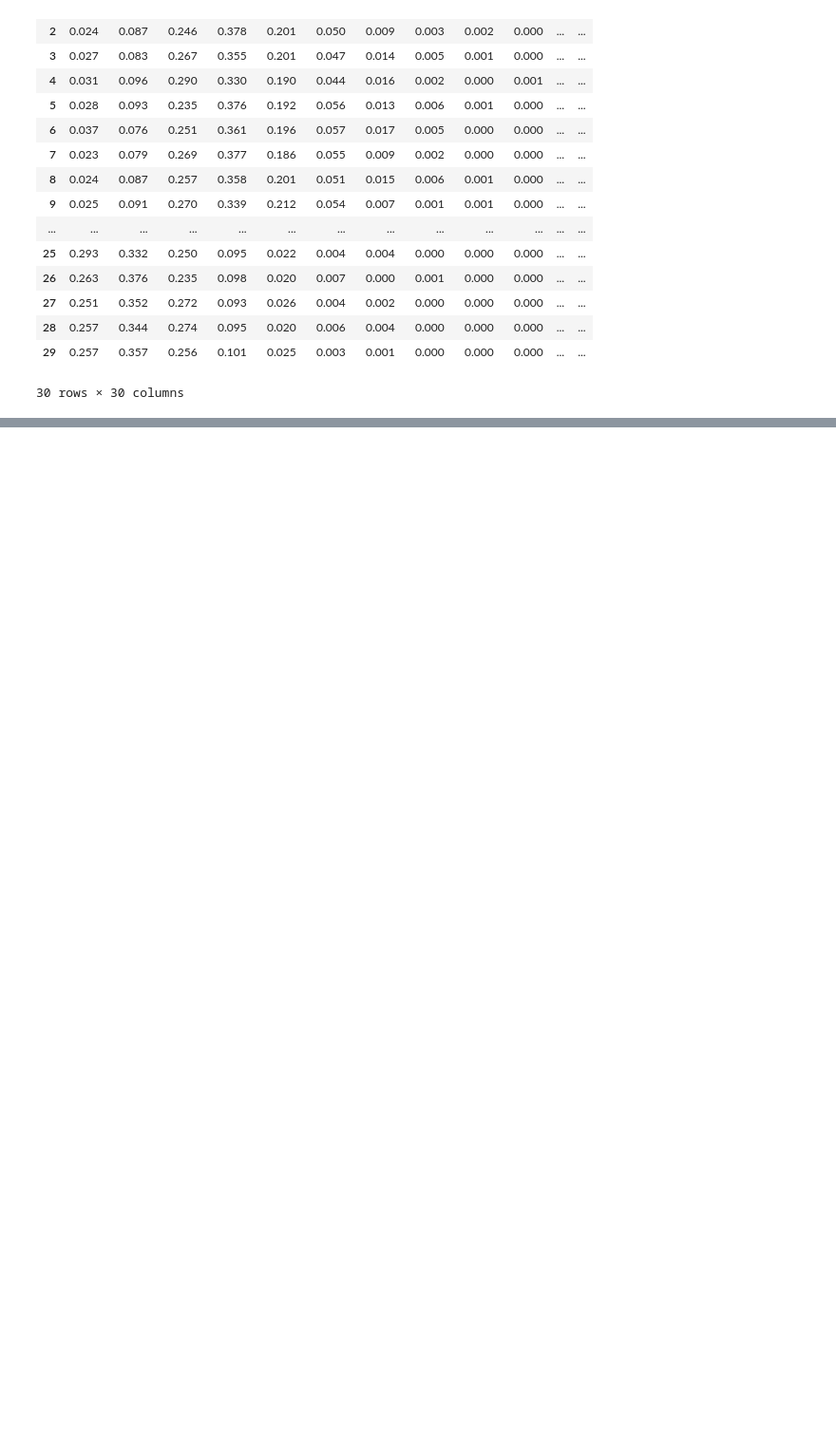
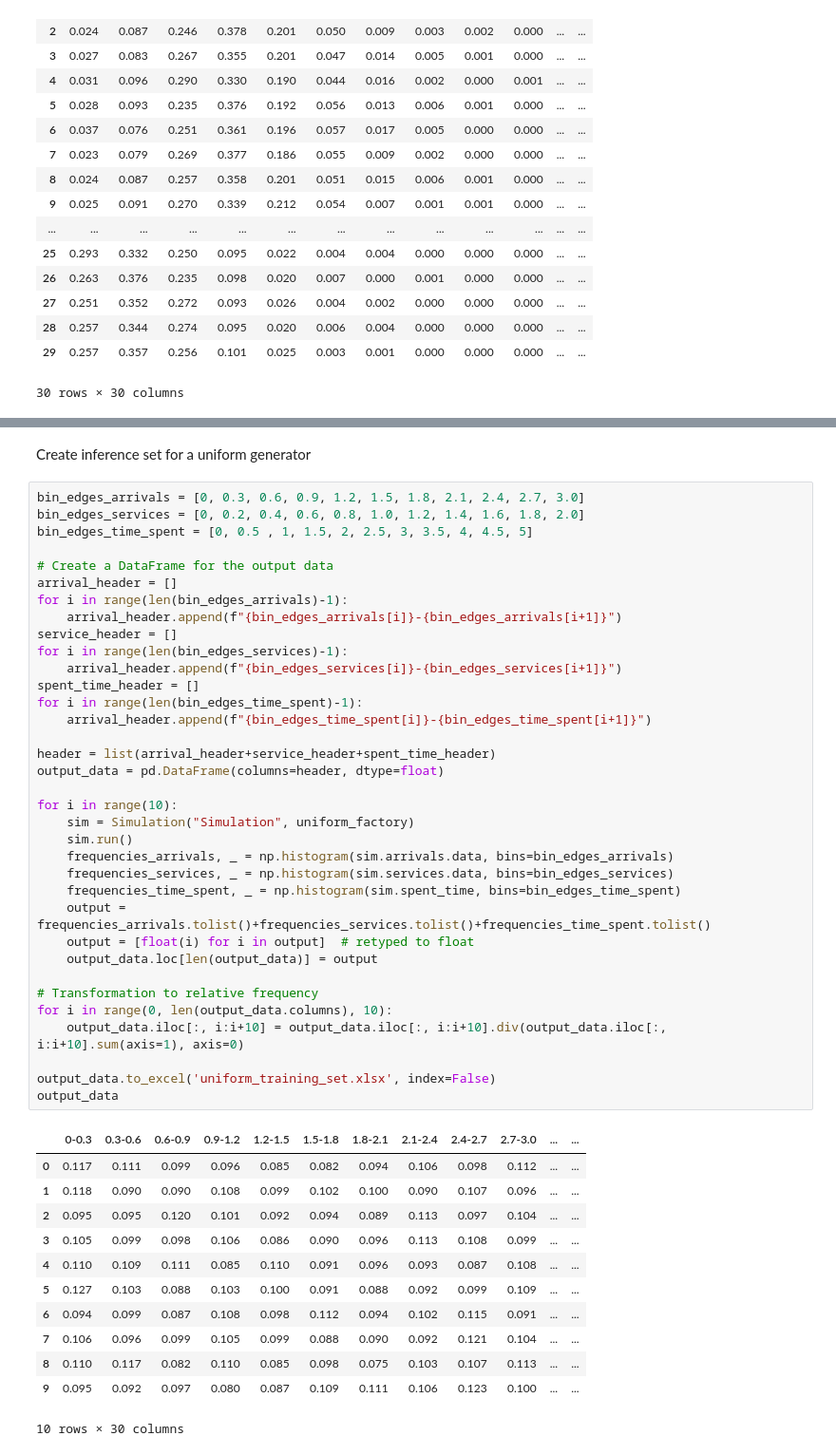
Before and after one commit to ivondrak/AI4Logistics, a Jupyter notebook: simulation.ipynb, the cells around one changed output, grey strips where cells are left out. Shown at 95% size. Saved outputs shown, nothing was run; the diff lists cells and outputs as text; blank space fills up the shorter version.

```diff
--- a/simulation.ipynb
+++ b/simulation.ipynb
@@ -179,0 +214,50 @@ output_data
+# %% [markdown]
+Create inference set for a uniform generator
+# %%
+bin_edges_arrivals = [0, 0.3, 0.6, 0.9, 1.2, 1.5, 1.8, 2.1, 2.4, 2.7, 3.0]
+bin_edges_services = [0, 0.2, 0.4, 0.6, 0.8, 1.0, 1.2, 1.4, 1.6, 1.8, 2.0]
+bin_edges_time_spent = [0, 0.5 , 1, 1.5, 2, 2.5, 3, 3.5, 4, 4.5, 5]
+
+# Create a DataFrame for the output data
+arrival_header = []
+for i in range(len(bin_edges_arrivals)-1):
+    arrival_header.append(f"{bin_edges_arrivals[i]}-{bin_edges_arrivals[i+1]}")
+service_header = []
+for i in range(len(bin_edges_services)-1):
+    arrival_header.append(f"{bin_edges_services[i]}-{bin_edges_services[i+1]}")
+spent_time_header = []
+for i in range(len(bin_edges_time_spent)-1):
+    arrival_header.append(f"{bin_edges_time_spent[i]}-{bin_edges_time_spent[i+1]}")
+
+header = list(arrival_header+service_header+spent_time_header)
+output_data = pd.DataFrame(columns=header, dtype=float)
+
+for i in range(10):
+    sim = Simulation("Simulation", uniform_factory)
+    sim.run()
+    frequencies_arrivals, _ = np.histogram(sim.arrivals.data, bins=bin_edges_arrivals)
+    frequencies_services, _ = np.histogram(sim.services.data, bins=bin_edges_services)
+    frequencies_time_spent, _ = np.histogram(sim.spent_time, bins=bin_edges_time_spent)
+    output = frequencies_arrivals.tolist()+frequencies_services.tolist()+frequencies_time_spent.tolist()
+    output = [float(i) for i in output]  # retyped to float
+    output_data.loc[len(output_data)] = output
+
+# Transformation to relative frequency
+for i in range(0, len(output_data.columns), 10):
+    output_data.iloc[:, i:i+10] = output_data.iloc[:, i:i+10].div(output_data.iloc[:, i:i+10].sum(axis=1), axis=0)
+
+output_data.to_excel('uniform_training_set.xlsx', index=False)
+output_data
+# %% [output]
+|  | 0-0.3 | 0.3-0.6 | 0.6-0.9 | 0.9-1.2 | 1.2-1.5 | 1.5-1.8 | 1.8-2.1 | 2.1-2.4 | 2.4-2.7 | 2.7-3.0 | ... | ... |
+| 0 | 0.117 | 0.111 | 0.099 | 0.096 | 0.085 | 0.082 | 0.094 | 0.106 | 0.098 | 0.112 | ... | ... |
+| 1 | 0.118 | 0.090 | 0.090 | 0.108 | 0.099 | 0.102 | 0.100 | 0.090 | 0.107 | 0.096 | ... | ... |
+| 2 | 0.095 | 0.095 | 0.120 | 0.101 | 0.092 | 0.094 | 0.089 | 0.113 | 0.097 | 0.104 | ... | ... |
+| 3 | 0.105 | 0.099 | 0.098 | 0.106 | 0.086 | 0.090 | 0.096 | 0.113 | 0.108 | 0.099 | ... | ... |
+| 4 | 0.110 | 0.109 | 0.111 | 0.085 | 0.110 | 0.091 | 0.096 | 0.093 | 0.087 | 0.108 | ... | ... |
+| 5 | 0.127 | 0.103 | 0.088 | 0.103 | 0.100 | 0.091 | 0.088 | 0.092 | 0.099 | 0.109 | ... | ... |
+| 6 | 0.094 | 0.099 | 0.087 | 0.108 | 0.098 | 0.112 | 0.094 | 0.102 | 0.115 | 0.091 | ... | ... |
+| 7 | 0.106 | 0.096 | 0.099 | 0.105 | 0.099 | 0.088 | 0.090 | 0.092 | 0.121 | 0.104 | ... | ... |
+| 8 | 0.110 | 0.117 | 0.082 | 0.110 | 0.085 | 0.098 | 0.075 | 0.103 | 0.107 | 0.113 | ... | ... |
+| 9 | 0.095 | 0.092 | 0.097 | 0.080 | 0.087 | 0.109 | 0.111 | 0.106 | 0.123 | 0.100 | ... | ... |
+10 rows × 30 columns
```
Also changed, not shown: parts of 3 cells of this notebook, 10 other files.
